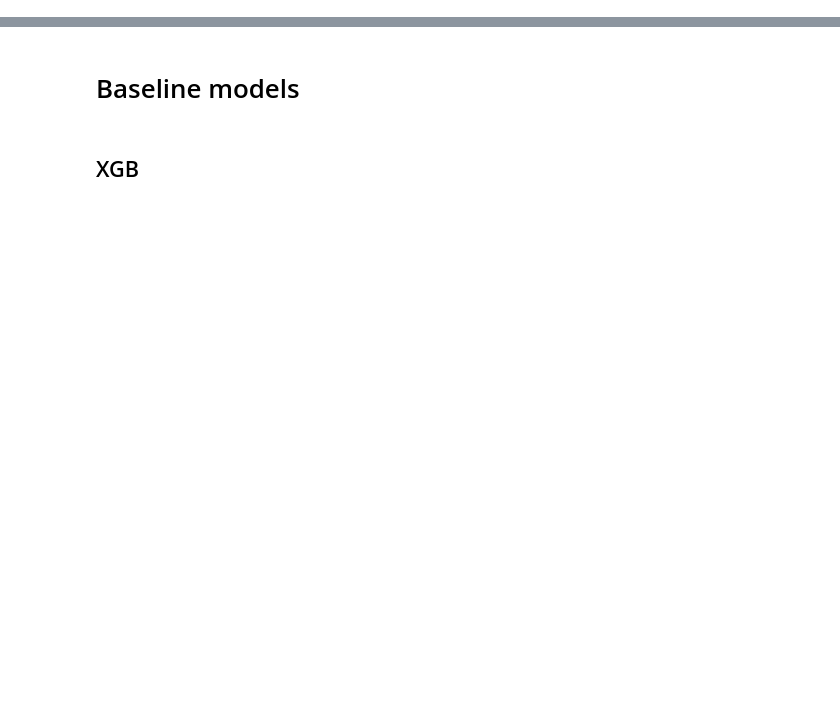
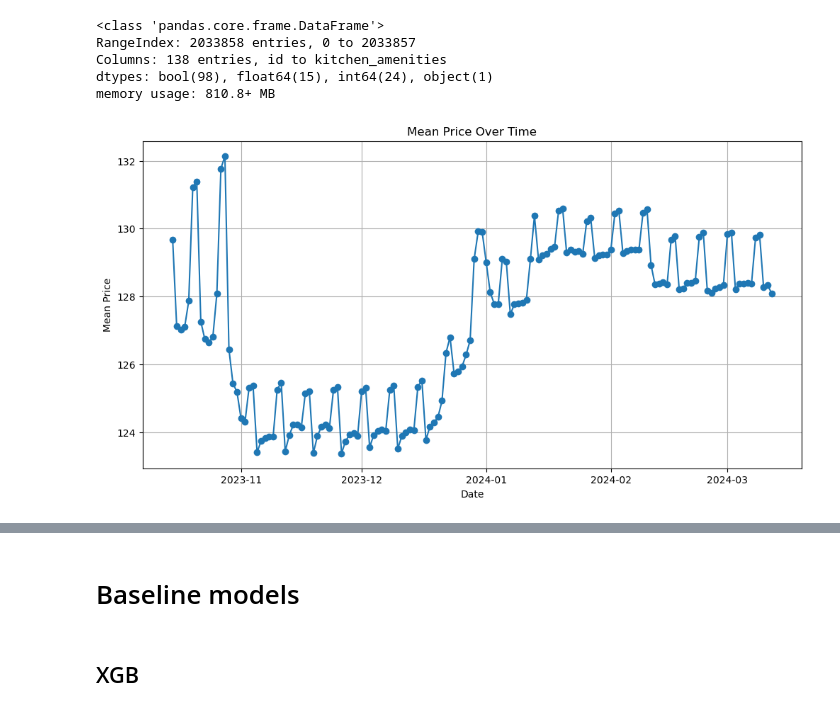
Before and after one commit to AntonSpeleers/Airbnb_Spatiotemporal_Analysis, a Jupyter notebook: 3a. Baseline models/Baselinemodels.ipynb, the cells around one changed output, grey strips where cells are left out. Saved outputs shown, nothing was run; the diff lists cells and outputs as text; code cells hidden in the pictures; blank space fills up the shorter version.

```diff
--- a/3a. Baseline models/Baselinemodels.ipynb
+++ b/3a. Baseline models/Baselinemodels.ipynb
@@ -38,0 +39,36 @@ memory usage: 131.2+ MB
+# %%
+import pandas as pd
+
+# Assuming train_data_paris, valid_data_paris, and test_data_paris are already defined
+
+# Concatenate the datasets
+combined_data = pd.concat([train_data_paris, valid_data_paris, test_data_paris], ignore_index=True)
+
+# Display information about the combined dataset
+combined_data.info()
+# %% [output]
+<class 'pandas.core.frame.DataFrame'>
+RangeIndex: 2033858 entries, 0 to 2033857
+Columns: 138 entries, id to kitchen_amenities
+dtypes: bool(98), float64(15), int64(24), object(1)
+memory usage: 810.8+ MB
+# %%
+import pandas as pd
+import matplotlib.pyplot as plt
+
+# Ensure the 'date' column is in datetime format
+combined_data['date'] = pd.to_datetime(combined_data['date'])
+
+# Group by date and calculate the mean price
+mean_price_over_time = combined_data.groupby('date')['price'].mean()
+
+# Plot the mean price over time
+plt.figure(figsize=(12, 6))
+plt.plot(mean_price_over_time.index, mean_price_over_time.values, marker='o', linestyle='-')
+plt.xlabel('Date')
+plt.ylabel('Mean Price')
+plt.title('Mean Price Over Time')
+plt.grid(True)
+plt.show()
+# %% [output]
+[figure, added]
```
Also changed, not shown: parts of 35 cells of this notebook.
